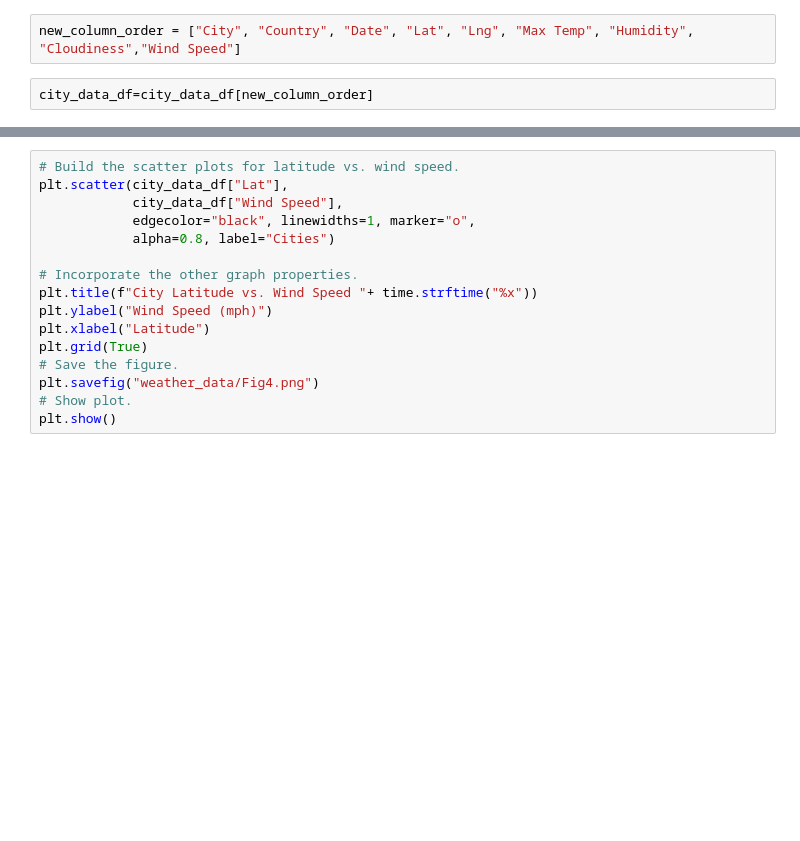
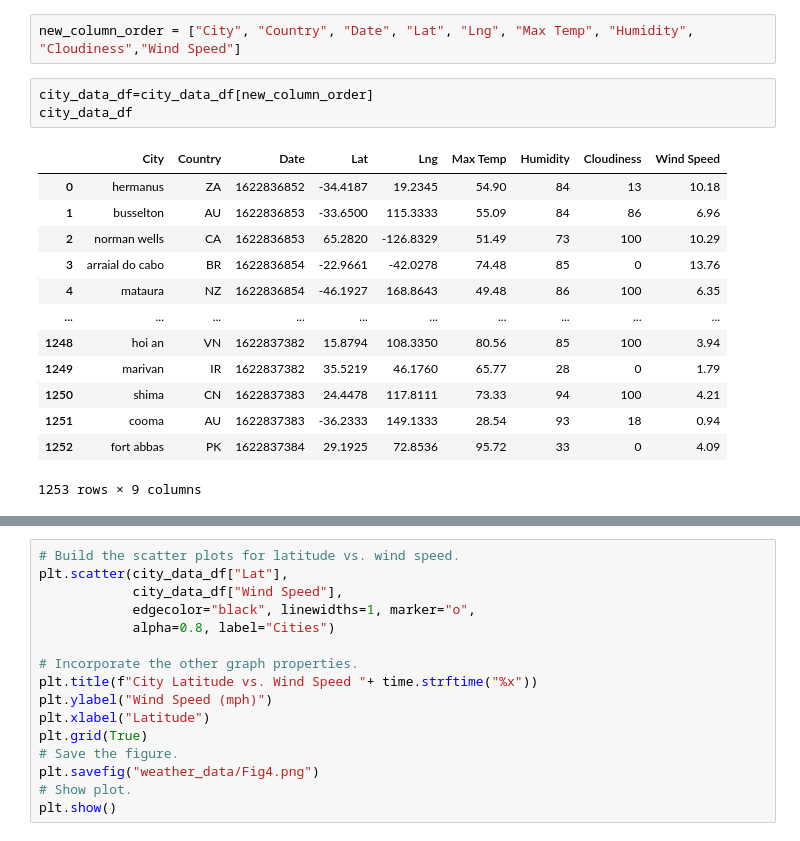
Before and after one commit to shaileeM/World_Weather_Analysis, a Jupyter notebook: WeatherPy_new.ipynb, the cells around one changed output, grey strips where cells are left out. Drawn from its saved outputs; the diff is of its cells as text; blank space fills up the shorter version.

```diff
--- a/WeatherPy_new.ipynb
+++ b/WeatherPy_new.ipynb
@@ -118,6 +120,21 @@ city_data_df.head(10)
 new_column_order = ["City", "Country", "Date", "Lat", "Lng", "Max Temp", "Humidity", "Cloudiness","Wind Speed"]
 # %%
 city_data_df=city_data_df[new_column_order]
+city_data_df
+# %% [output]
+|  | City | Country | Date | Lat | Lng | Max Temp | Humidity | Cloudiness | Wind Speed |
+| 0 | hermanus | ZA | 1622836852 | -34.4187 | 19.2345 | 54.90 | 84 | 13 | 10.18 |
+| 1 | busselton | AU | 1622836853 | -33.6500 | 115.3333 | 55.09 | 84 | 86 | 6.96 |
+| 2 | norman wells | CA | 1622836853 | 65.2820 | -126.8329 | 51.49 | 73 | 100 | 10.29 |
+| 3 | arraial do cabo | BR | 1622836854 | -22.9661 | -42.0278 | 74.48 | 85 | 0 | 13.76 |
+| 4 | mataura | NZ | 1622836854 | -46.1927 | 168.8643 | 49.48 | 86 | 100 | 6.35 |
+| ... | ... | ... | ... | ... | ... | ... | ... | ... | ... |
+| 1248 | hoi an | VN | 1622837382 | 15.8794 | 108.3350 | 80.56 | 85 | 100 | 3.94 |
+| 1249 | marivan | IR | 1622837382 | 35.5219 | 46.1760 | 65.77 | 28 | 0 | 1.79 |
+| 1250 | shima | CN | 1622837383 | 24.4478 | 117.8111 | 73.33 | 94 | 100 | 4.21 |
+| 1251 | cooma | AU | 1622837383 | -36.2333 | 149.1333 | 28.54 | 93 | 18 | 0.94 |
+| 1252 | fort abbas | PK | 1622837384 | 29.1925 | 72.8536 | 95.72 | 33 | 0 | 4.09 |
+1253 rows × 9 columns
 # %%
 # Create the output file (CSV).
 output_data_file = "weather_data/cities.csv"
```
Also changed, not shown: parts of 10 cells of this notebook.
